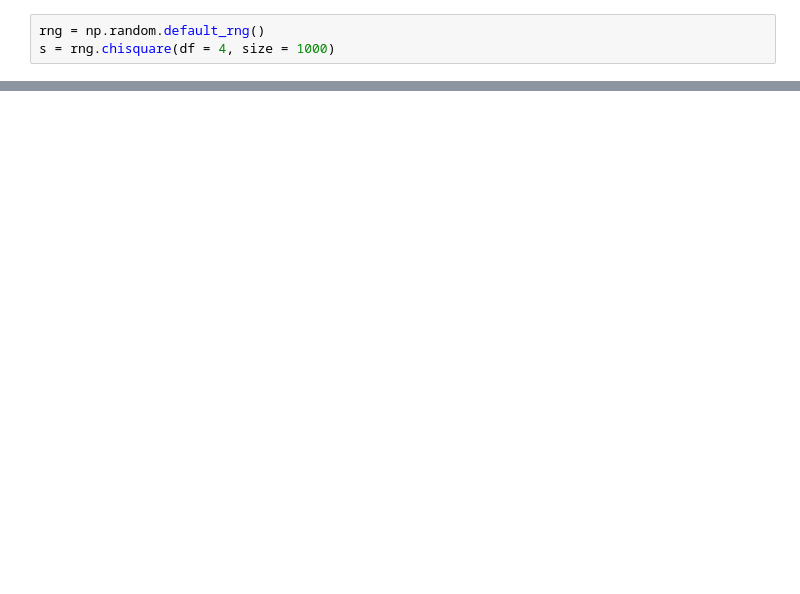
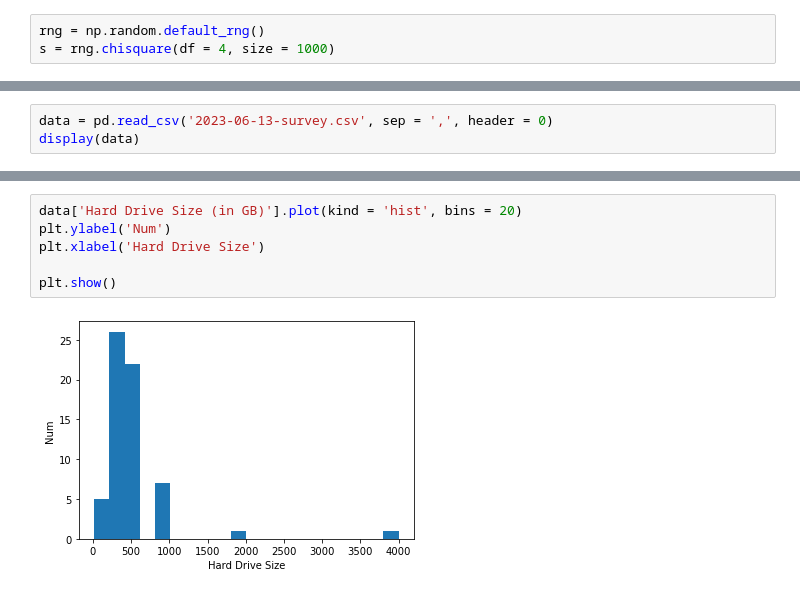
Before and after one commit to davidbaisas/JupyterLab, a Jupyter notebook: JupyterLab.ipynb, the cells around one changed output, grey strips where cells are left out. Saved outputs shown, nothing was run; the diff lists cells and outputs as text; blank space fills up the shorter version.

Commit message:
Added File and Histogram in Jupyter Notebook

```diff
--- a/JupyterLab.ipynb
+++ b/JupyterLab.ipynb
@@ -69,0 +70,3 @@ plt.hist(s)
+# %%
+data = pd.read_csv('2023-06-13-survey.csv', sep = ',', header = 0)
+display(data)
@@ -69,0 +87,8 @@ plt.hist(s)
+# %%
+data['Hard Drive Size (in GB)'].plot(kind = 'hist', bins = 20)
+plt.ylabel('Num')
+plt.xlabel('Hard Drive Size')
+
+plt.show()
+# %% [output]
+[figure, added]
```
Also changed, not shown: parts of 8 cells of this notebook, 1 other file.
